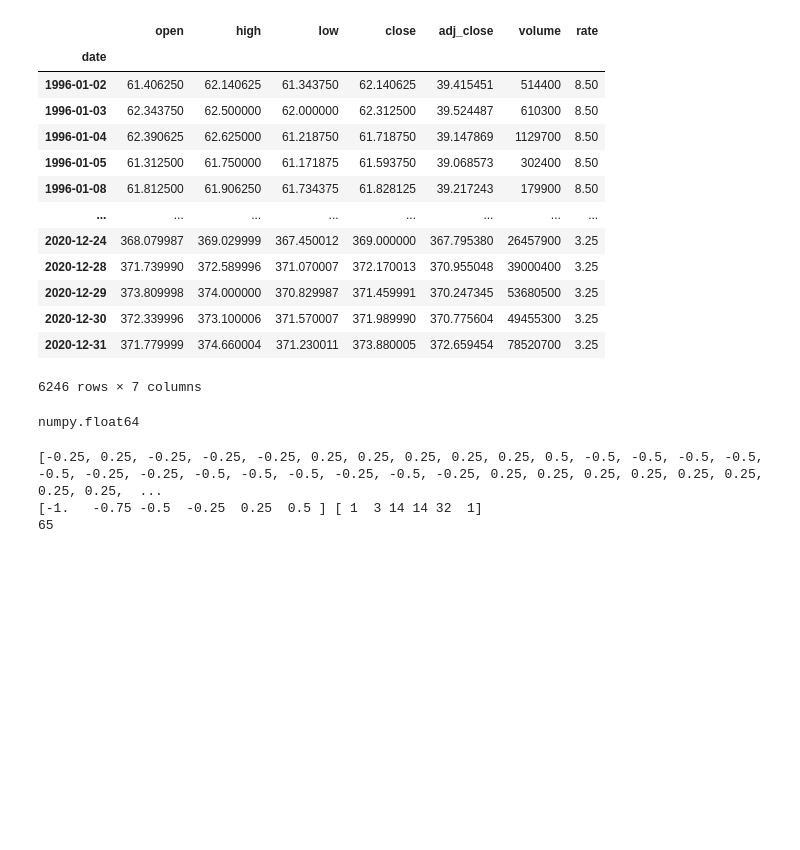
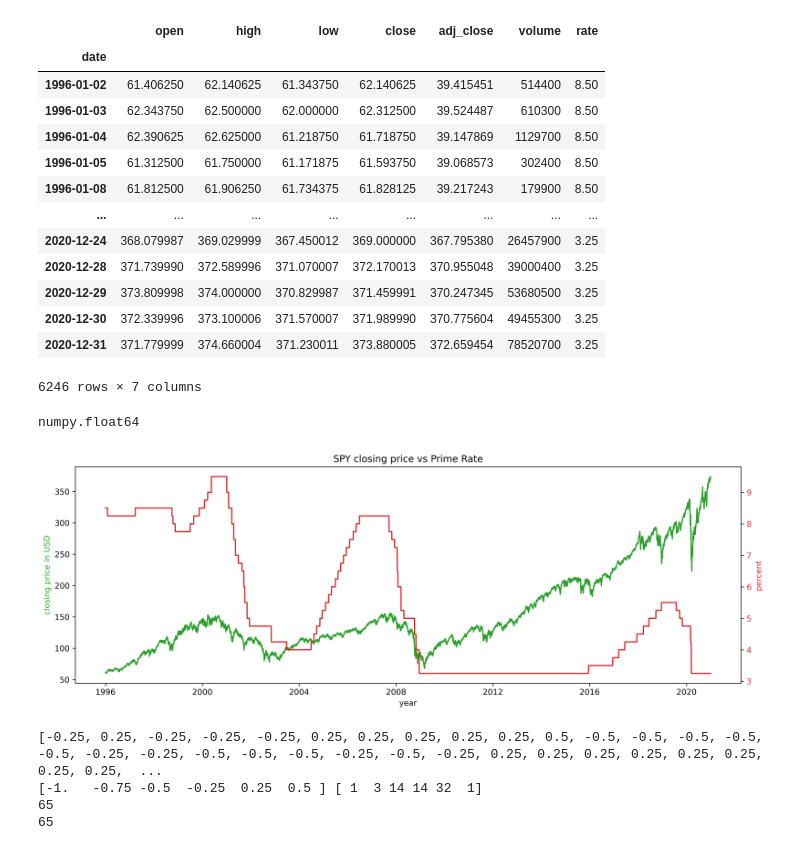
Before and after one commit to MariusMeiners/zweig_backtesting, a Jupyter notebook: monetary/zweig_model.ipynb, the cells around one changed output. Cells and saved outputs as stored; diff of their text form; code cells hidden in the pictures; blank space fills up the shorter version.

```diff
--- a/monetary/zweig_model.ipynb
+++ b/monetary/zweig_model.ipynb
@@ -230,7 +230,32 @@ trading_days = trading_days.astype({"rate": 'float64'})
 type(trading_days.rate[0])
 # %% [output]
 numpy.float64
+# %%
+# SPY closing price vs Prime Rate
+
+fig, ax1 = plt.subplots()
+fig.set_figheight(5)
+fig.set_figwidth(15)
+fig.set_dpi(300)
+
+spy_color = "tab:green"
+ax1.set_ylabel("closing price in USD", color = spy_color)
+ax1.set_xlabel("year")
+ax1.plot(trading_days.index, trading_days["close"], color = spy_color)
+
+ax2 = ax1.twinx()
+rate_color = "tab:red"
+ax2.set_ylabel("percent", color = rate_color)
+ax2.plot(trading_days.index, trading_days["rate"], color = rate_color)
+ax2.tick_params(axis = "y", labelcolor = rate_color)
+
+plt.title("SPY closing price vs Prime Rate")
+plt.show()
+# %% [output]
+[figure, added]
 # %%
+# Changes
+
 change_history = []
 number_of_changes = 0
 prior_index = None
@@ -250,8 +275,10 @@ np_change_history = np.array(change_history)
 unique, counts = np.unique(np_change_history, return_counts=True)
 
 print(unique, counts)
+print(len(change_history))
 print(number_of_changes)
 # %% [output]
 [-0.25, 0.25, -0.25, -0.25, -0.25, 0.25, 0.25, 0.25, 0.25, 0.25, 0.5, -0.5, -0.5, -0.5, -0.5, -0.5, -0.25, -0.25, -0.5, -0.5, -0.5, -0.25, -0.5, -0.25, 0.25, 0.25, 0.25, 0.25, 0.25, 0.25, 0.25, 0.25,  ...
 [-1.   -0.75 -0.5  -0.25  0.25  0.5 ] [ 1  3 14 14 32  1]
 65
+65
```
Also changed, not shown: parts of 2 cells of this notebook, 6 other files.
